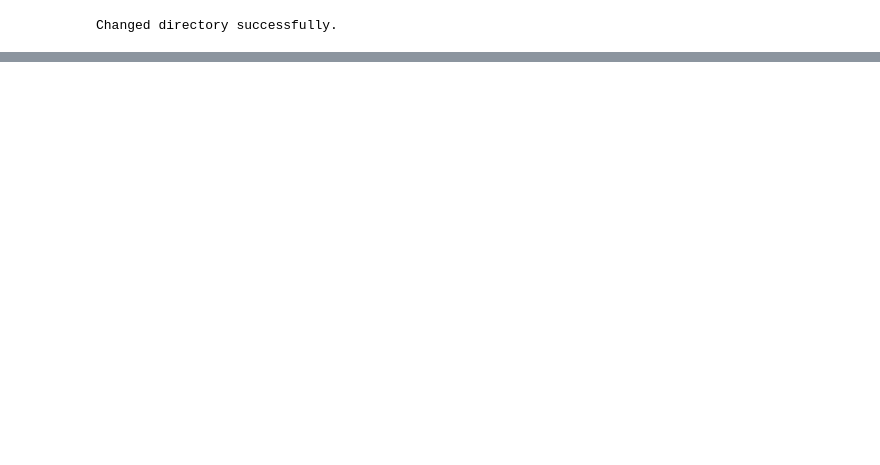
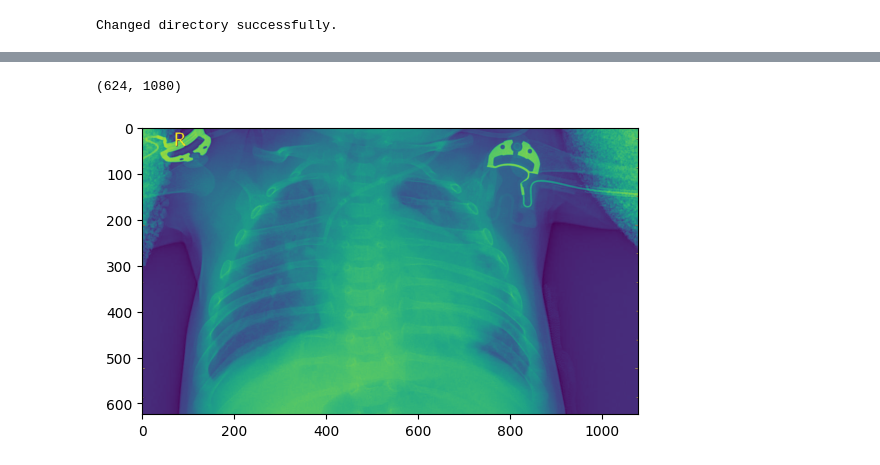
Before and after one commit to Suryakant45/DLPRJ, a Jupyter notebook: Notebook/Experiment.ipynb, the cells around one changed output, grey strips where cells are left out. Drawn from its saved outputs; the diff is of its cells as text; code cells hidden in the pictures; blank space fills up the shorter version.

```diff
--- a/Notebook/Experiment.ipynb
+++ b/Notebook/Experiment.ipynb
@@ -109,0 +184,9 @@ UnidentifiedImageError: cannot identify image file 'D:\\DLPRJ\\artifacts\\04_15_
+# %%
+img = data_path + '/test/PNEUMONIA/'+ files_list_pneumonia_test[np.random.randint(0,len(files_list_pneumonia_test))]
+print(plt.imread(img).shape)
+img = mpimg.imread(img)
+imgplot = plt.imshow(img)
+plt.show()
+# %% [output]
+(624, 1080)
+[figure, added]
```
Also changed, not shown: parts of 37 cells of this notebook.
